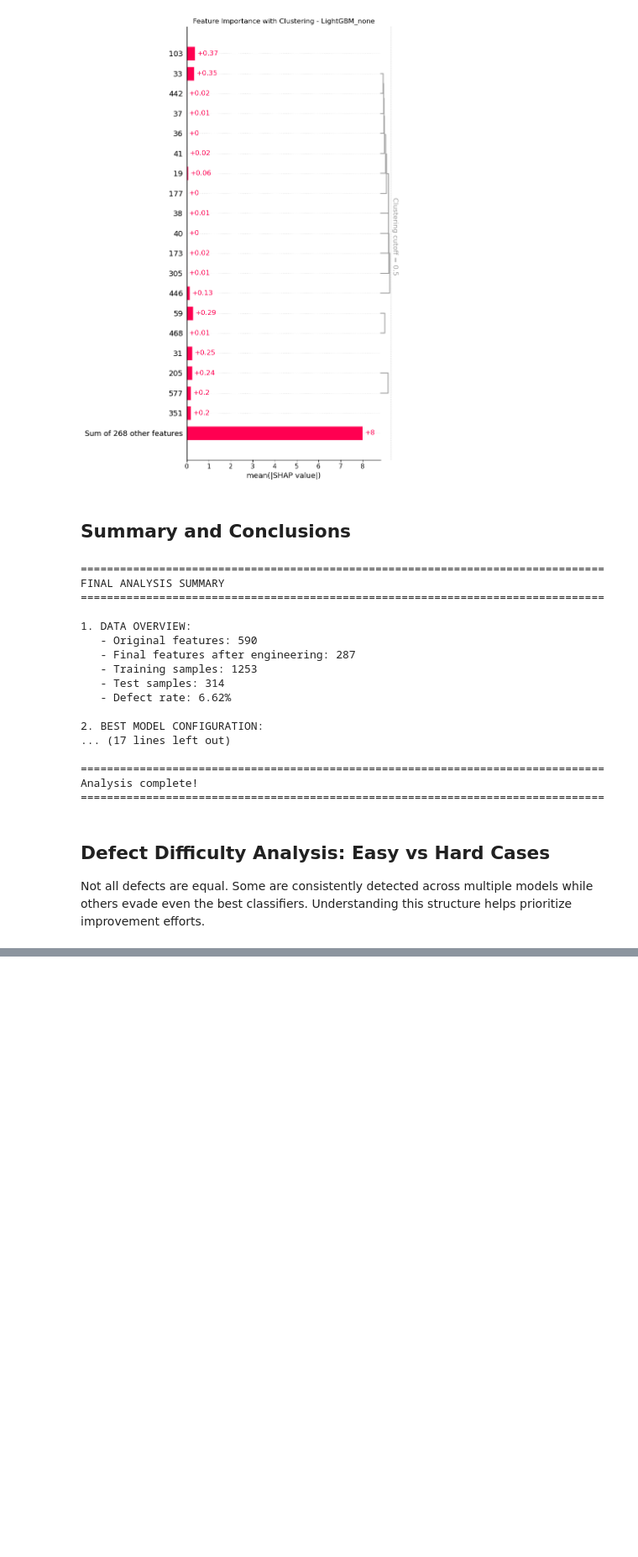
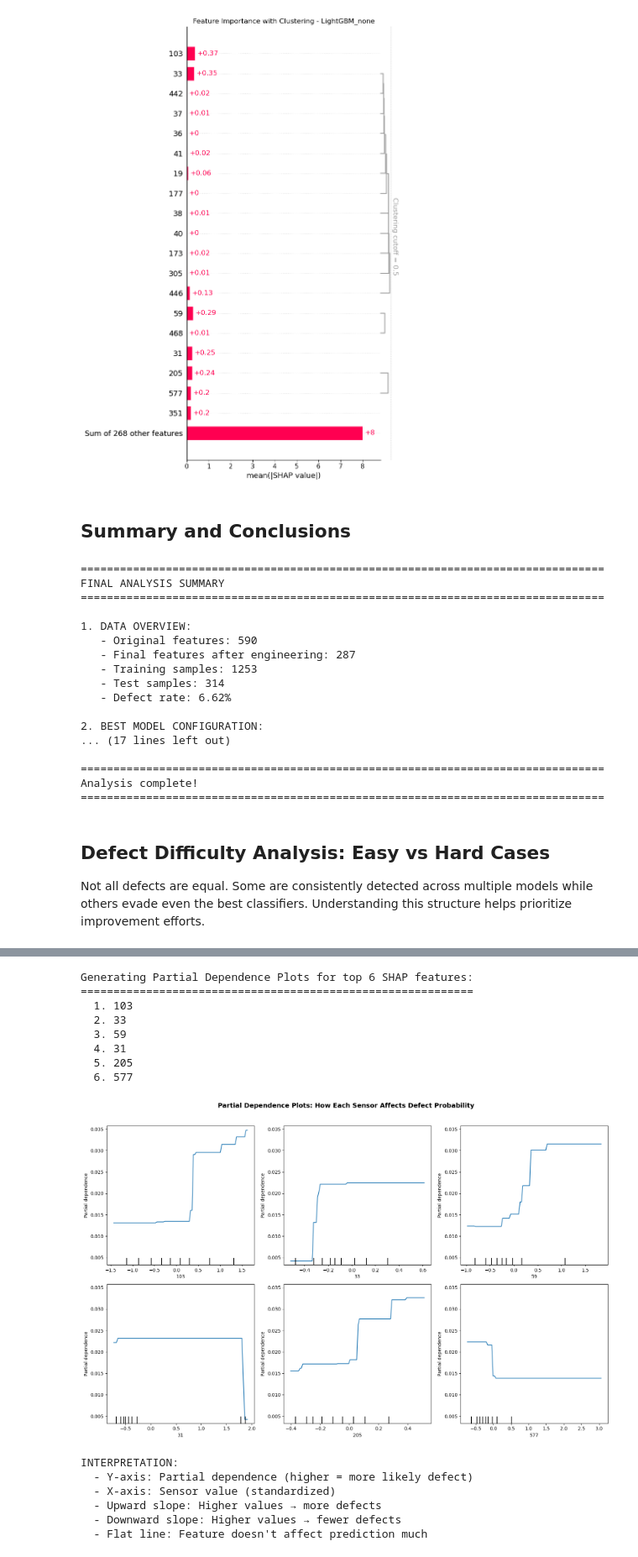
Before and after one commit to jhstat/Data-Projects, a Jupyter notebook: UCI_SECOM/DATA_ANALYSIS.ipynb, the cells around one changed output, grey strips where cells are left out. Shown at 84% size. Saved outputs shown, nothing was run; the diff lists cells and outputs as text; code cells hidden in the pictures; blank space fills up the shorter version.

Commit message:
Updated analysis

```diff
--- a/UCI_SECOM/DATA_ANALYSIS.ipynb
+++ b/UCI_SECOM/DATA_ANALYSIS.ipynb
@@ -1741,0 +2085,20 @@ else:
+# %%
+# Check correlations of Sensor 103 with other top features
+sensor_103_col = [col for col in feature_names if '103' in col][0]
+top_features = perm_df.head(10)['feature'].tolist()
+
+print(f"Correlations of {sensor_103_col} with top permutation features:")
+print("="*60)
+for feat in top_features:
+    if feat != sensor_103_col:
+        corr = X_test_final[sensor_103_col].corr(X_test_final[feat])
+        print(f"  {feat}: r = {corr:.3f}")
+
+# Also check correlation with other SHAP-important features
+shap_top = shap_df.head(10)['feature'].tolist()
+print(f"\nCorrelations with other SHAP-important features:")
+for feat in shap_top:
+    if feat != sensor_103_col:
+        corr = X_test_final[sensor_103_col].corr(X_test_final[feat])
+        if abs(corr) > 0.3:
+            print(f"  {feat}: r = {corr:.3f}")
@@ -1741,0 +2219,60 @@ else:
+# %%
+# ============================================================
+# PARTIAL DEPENDENCE ANALYSIS
+# ============================================================
+# Purpose: Show HOW features affect predictions, not just IF they matter
+# Engineers need: "When Sensor X goes up, does defect risk increase?"
+
+from sklearn.inspection import PartialDependenceDisplay, partial_dependence
+import warnings
+warnings.filterwarnings('ignore')
+
+# Get top 6 features from SHAP
+top_6_features = shap_df.head(6)['feature'].tolist()
+top_6_indices = [feature_names.index(f) for f in top_6_features]
+
+print("Generating Partial Dependence Plots for top 6 SHAP features:")
+print("="*60)
+for i, feat in enumerate(top_6_features):
+    print(f"  {i+1}. {feat}")
+
+# Generate PDP plots
+fig, axes = plt.subplots(2, 3, figsize=(16, 10))
+
+PartialDependenceDisplay.from_estimator(
+    best_model,
+    X_test_final,
+    features=top_6_indices,
+    feature_names=feature_names,
+    ax=axes.flatten(),
+    kind='average',  # average effect (PDP)
+    random_state=42
+)
+
+plt.suptitle('Partial Dependence Plots: How Each Sensor Affects Defect Probability',
+             fontsize=14, fontweight='bold', y=1.02)
+plt.tight_layout()
+plt.show()
+
+print("\nINTERPRETATION:")
+print("  - Y-axis: Partial dependence (higher = more likely defect)")
+print("  - X-axis: Sensor value (standardized)")
+print("  - Upward slope: Higher values → more defects")
+print("  - Downward slope: Higher values → fewer defects")
+print("  - Flat line: Feature doesn't affect prediction much")
+# %% [output]
+Generating Partial Dependence Plots for top 6 SHAP features:
+============================================================
+  1. 103
+  2. 33
+  3. 59
+  4. 31
+  5. 205
+  6. 577
+[figure, added]
+INTERPRETATION:
+  - Y-axis: Partial dependence (higher = more likely defect)
+  - X-axis: Sensor value (standardized)
+  - Upward slope: Higher values → more defects
+  - Downward slope: Higher values → fewer defects
+  - Flat line: Feature doesn't affect prediction much
```
Also changed, not shown: parts of 27 cells of this notebook, 1 other file.
